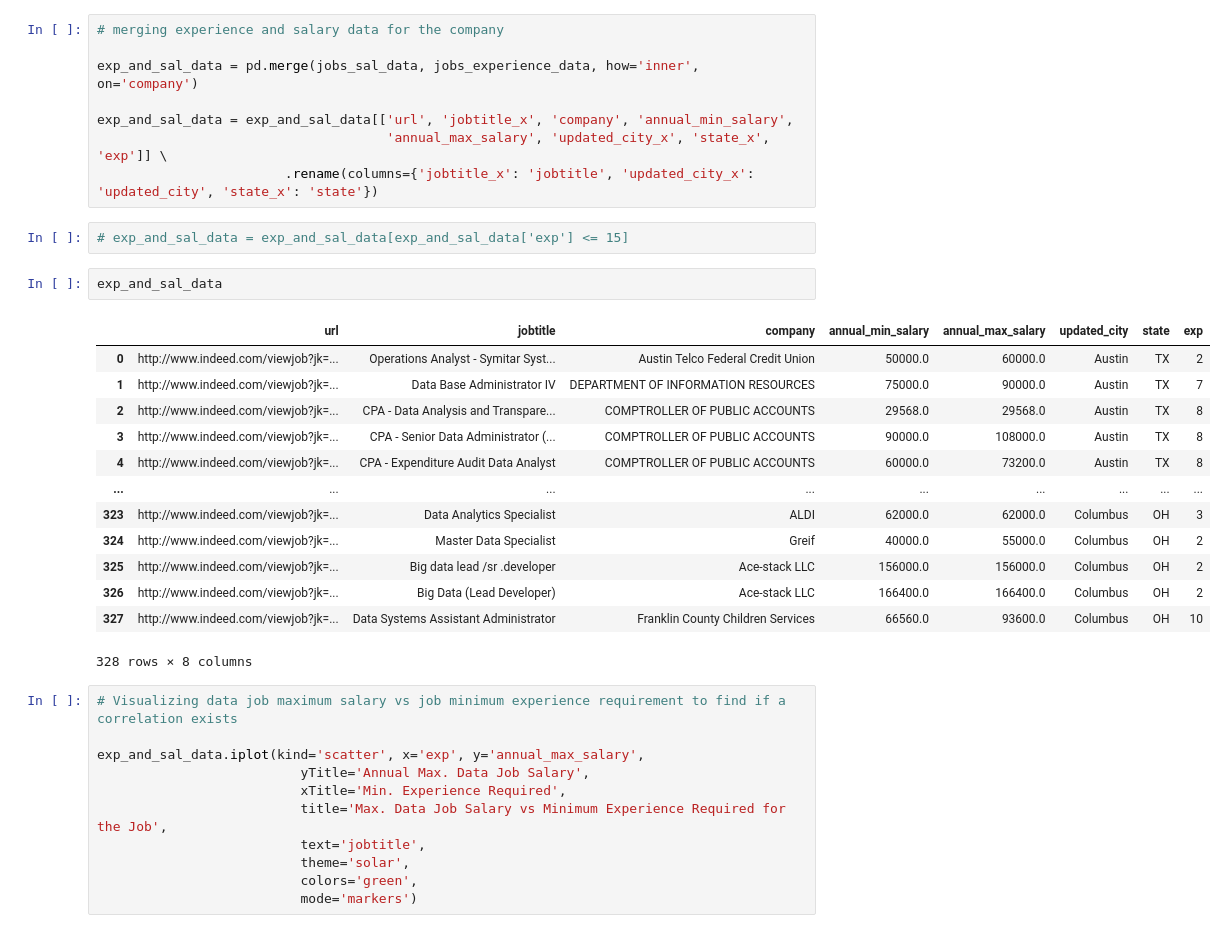
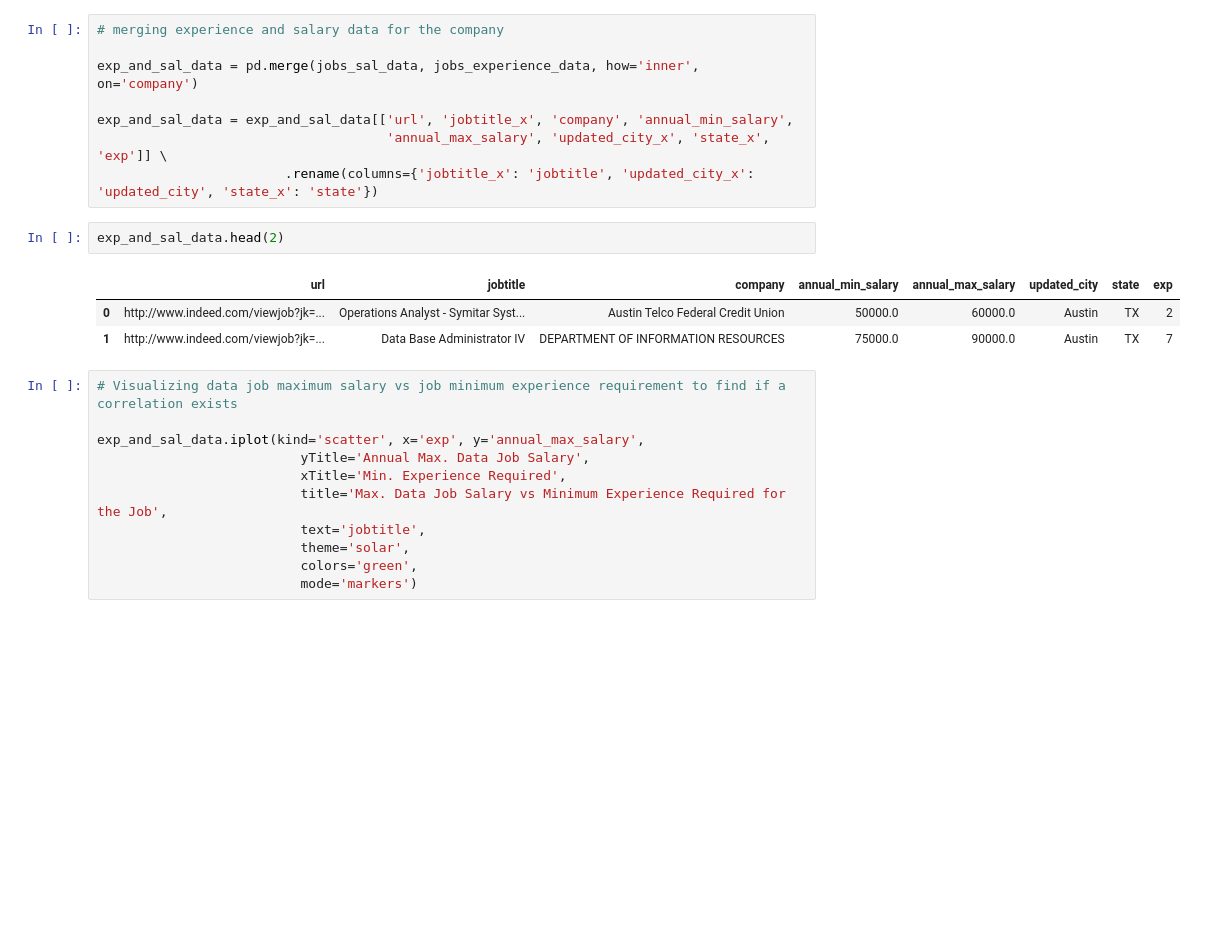
Before and after one commit to esharma3/project_data_jobs_market_analysis, a Jupyter notebook: code/data_preprocessing_and_analysis.ipynb, the cells around one changed output. Cells and saved outputs as stored; diff of their text form; blank space fills up the shorter version.

```diff
--- a/code/data_preprocessing_and_analysis.ipynb
+++ b/code/data_preprocessing_and_analysis.ipynb
@@ -1247,24 +1129,12 @@ exp_and_sal_data = pd.merge(jobs_sal_data, jobs_experience_data, how='inner', on
 exp_and_sal_data = exp_and_sal_data[['url', 'jobtitle_x', 'company', 'annual_min_salary',
                                      'annual_max_salary', 'updated_city_x', 'state_x', 'exp']] \
                         .rename(columns={'jobtitle_x': 'jobtitle', 'updated_city_x': 'updated_city', 'state_x': 'state'})
-# %%
-# exp_and_sal_data = exp_and_sal_data[exp_and_sal_data['exp'] <= 15]
 # %%
-exp_and_sal_data
+exp_and_sal_data.head(2)
 # %% [output]
 |  | url | jobtitle | company | annual_min_salary | annual_max_salary | updated_city | state | exp |
 | 0 | http://www.indeed.com/viewjob?jk=... | Operations Analyst - Symitar Syst... | Austin Telco Federal Credit Union | 50000.0 | 60000.0 | Austin | TX | 2 |
 | 1 | http://www.indeed.com/viewjob?jk=... | Data Base Administrator IV | DEPARTMENT OF INFORMATION RESOURCES | 75000.0 | 90000.0 | Austin | TX | 7 |
-| 2 | http://www.indeed.com/viewjob?jk=... | CPA - Data Analysis and Transpare... | COMPTROLLER OF PUBLIC ACCOUNTS | 29568.0 | 29568.0 | Austin | TX | 8 |
-| 3 | http://www.indeed.com/viewjob?jk=... | CPA - Senior Data Administrator (... | COMPTROLLER OF PUBLIC ACCOUNTS | 90000.0 | 108000.0 | Austin | TX | 8 |
-| 4 | http://www.indeed.com/viewjob?jk=... | CPA - Expenditure Audit Data Analyst | COMPTROLLER OF PUBLIC ACCOUNTS | 60000.0 | 73200.0 | Austin | TX | 8 |
-| ... | ... | ... | ... | ... | ... | ... | ... | ... |
-| 323 | http://www.indeed.com/viewjob?jk=... | Data Analytics Specialist | ALDI | 62000.0 | 62000.0 | Columbus | OH | 3 |
-| 324 | http://www.indeed.com/viewjob?jk=... | Master Data Specialist | Greif | 40000.0 | 55000.0 | Columbus | OH | 2 |
-| 325 | http://www.indeed.com/viewjob?jk=... | Big data lead /sr .developer | Ace-stack LLC | 156000.0 | 156000.0 | Columbus | OH | 2 |
-| 326 | http://www.indeed.com/viewjob?jk=... | Big Data (Lead Developer) | Ace-stack LLC | 166400.0 | 166400.0 | Columbus | OH | 2 |
-| 327 | http://www.indeed.com/viewjob?jk=... | Data Systems Assistant Administrator | Franklin County Children Services | 66560.0 | 93600.0 | Columbus | OH | 10 |
-328 rows × 8 columns
 # %%
 # Visualizing data job maximum salary vs job minimum experience requirement to find if a correlation exists
 
```
Also changed, not shown: parts of 21 cells of this notebook.
